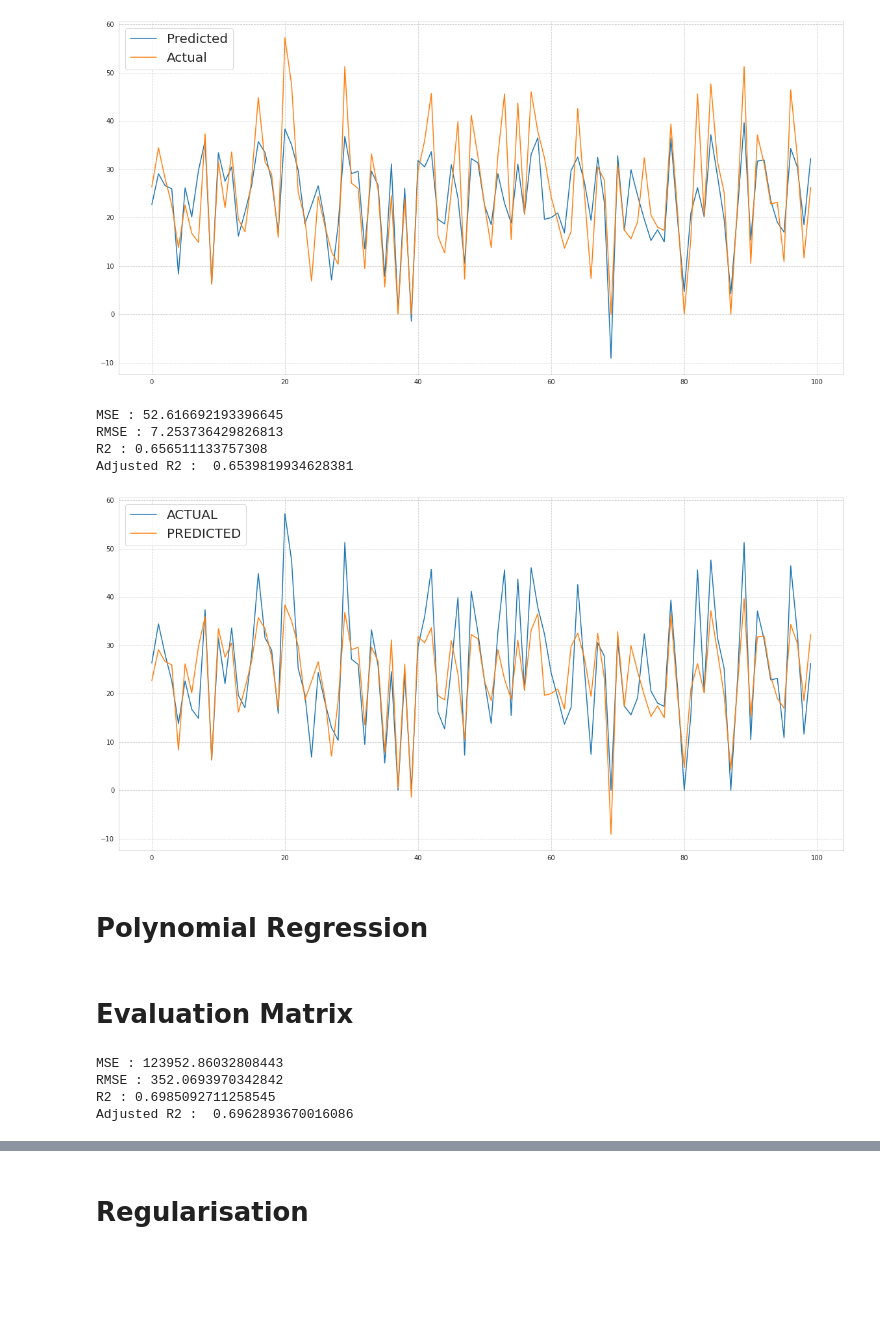
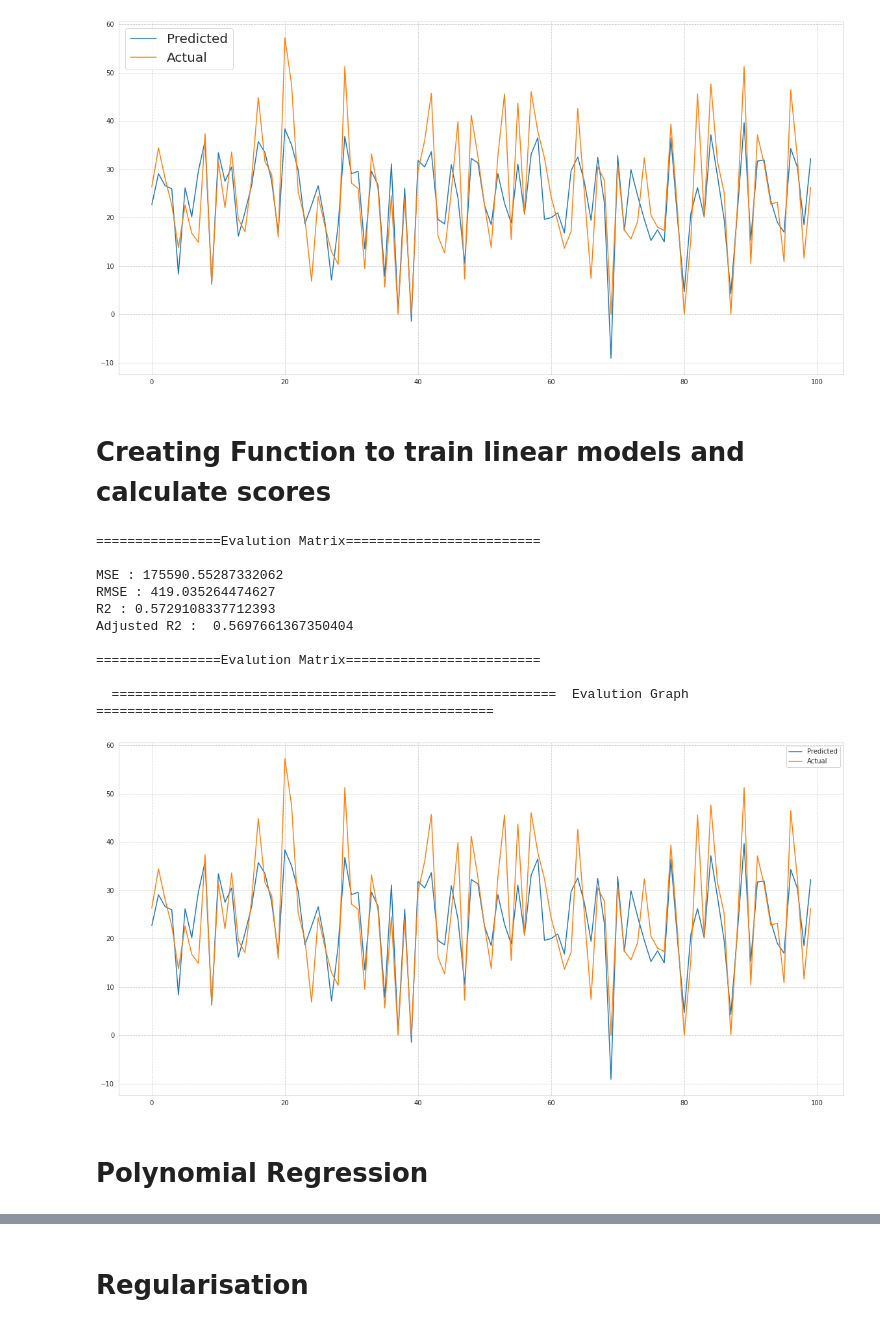
Before and after one commit to Aaryant31/Bike-Sharing-Demand-Prediction, a Jupyter notebook: Rahul_Kumar_soni_Notebook_Bike_Sharing_Demand_Prediction_Capstone_Project.ipynb, the cells around one changed output, grey strips where cells are left out. Saved outputs shown, nothing was run; the diff lists cells and outputs as text; code cells hidden in the pictures; blank space fills up the shorter version.

```diff
--- a/Rahul_Kumar_soni_Notebook_Bike_Sharing_Demand_Prediction_Capstone_Project.ipynb
+++ b/Rahul_Kumar_soni_Notebook_Bike_Sharing_Demand_Prediction_Capstone_Project.ipynb
@@ -465,14 +465,62 @@ plt.legend(["Predicted","Actual"],prop={'size': 20})
 plt.show()
 # %% [output]
 [figure]
+# %% [markdown]
+# Creating Function to train linear models and calculate scores
+# %%
+# making a function to train the model and evaluate the model
+def train_linear_model (model,X_train,y_train,X_test,y_test):
+
+#training the model
+  model.fit(X_train,y_train)
+
+  #predicting the values
+  pred = model.predict(X_test)
+  import math
+  from sklearn.metrics import mean_squared_error,mean_absolute_error,r2_score
+
+  print('\n================Evalution Matrix=========================\n')
+
+  #finding mean_squared_error
+  MSE  = mean_squared_error(y_test**2,pred**2)
+  print("MSE :" , MSE)
+
+  #finding root mean squared error
+  RMSE = np.sqrt(MSE)
+  print("RMSE :" ,RMSE)
+
+  #finding the r2 score
+  r2 = r2_score(y_test**2,pred**2)
+  print("R2 :" ,r2)
+  #finding the adjusted r2 score
+  print("Adjusted R2 : ",1-(1-r2_score(y_test**2,pred**2))*((X_test.shape[0]-1)/(X_test.shape[0]-X_test.shape[1]-1)))
+
+  print('\n================Evalution Matrix=========================\n')
+
+  # ploting the line graph of actual and predicted values
+  print('\
+  =========================================================\
+  Evalution Graph\
+  ===================================================\n')
+  plt.figure(figsize=(20,10))
+  plt.plot((pred)[:100])
+  plt.plot((np.array(y_test)[:100]))
+  plt.legend(["Predicted","Actual"])
+  plt.show()
 # %%
-run_model(linear_model,X_train,y_train,X_test,y_test)
+train_linear_model(linear_model,X_train,y_train,X_test,y_test)
 # %% [output]
-MSE : 52.616692193396645
-RMSE : 7.253736429826813
-R2 : 0.656511133757308
-Adjusted R2 :  0.6539819934628381
+================Evalution Matrix=========================
+
+MSE : 175590.55287332062
+RMSE : 419.035264474627
+R2 : 0.5729108337712393
+Adjusted R2 :  0.5697661367350404
+
+================Evalution Matrix=========================
+
+  =========================================================  Evalution Graph  ===================================================
-[figure, old version]
+[figure, new version]
 # %% [markdown]
 # Polynomial Regression
 # %%
@@ -489,15 +532,0 @@ poly_preds=pipe.predict(X_test)
-# %% [markdown]
-# Evaluation Matrix
-# %%
-MSE  = mean_squared_error(y_test**2,poly_preds**2)
-print("MSE :" , MSE)
-RMSE = np.sqrt(MSE)
-print("RMSE :" ,RMSE)
-r2 = r2_score(y_test**2,poly_preds**2)
-print("R2 :" ,r2)
-print("Adjusted R2 : ",1-(1-r2_score(y_test**2,poly_preds**2))*((X_test.shape[0]-1)/(X_test.shape[0]-X_test.shape[1]-1)))
-# %% [output]
-MSE : 123952.86032808443
-RMSE : 352.0693970342842
-R2 : 0.6985092711258545
-Adjusted R2 :  0.6962893670016086
```
Also changed, not shown: parts of 28 cells of this notebook.
